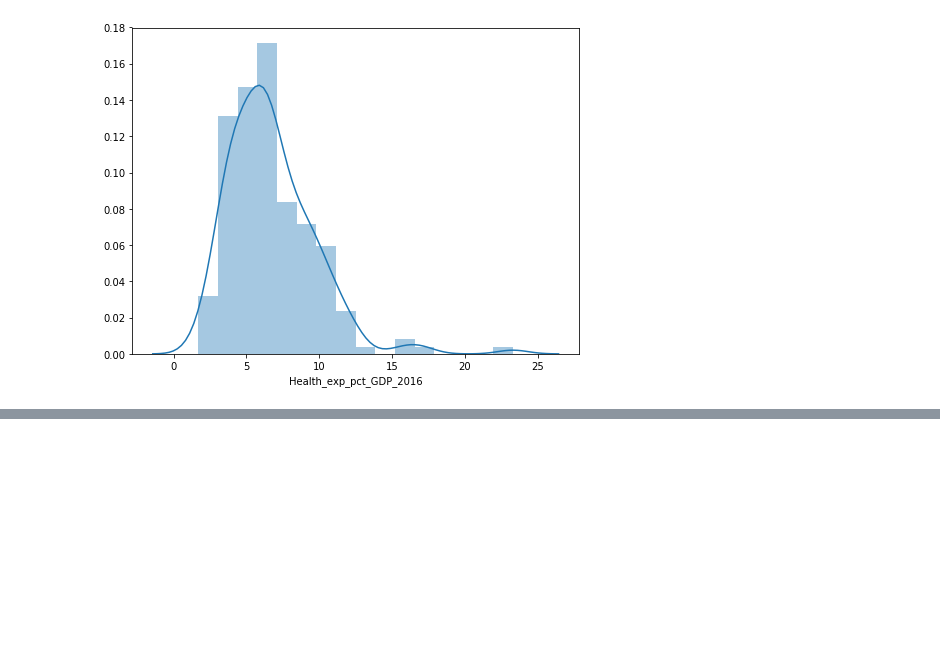
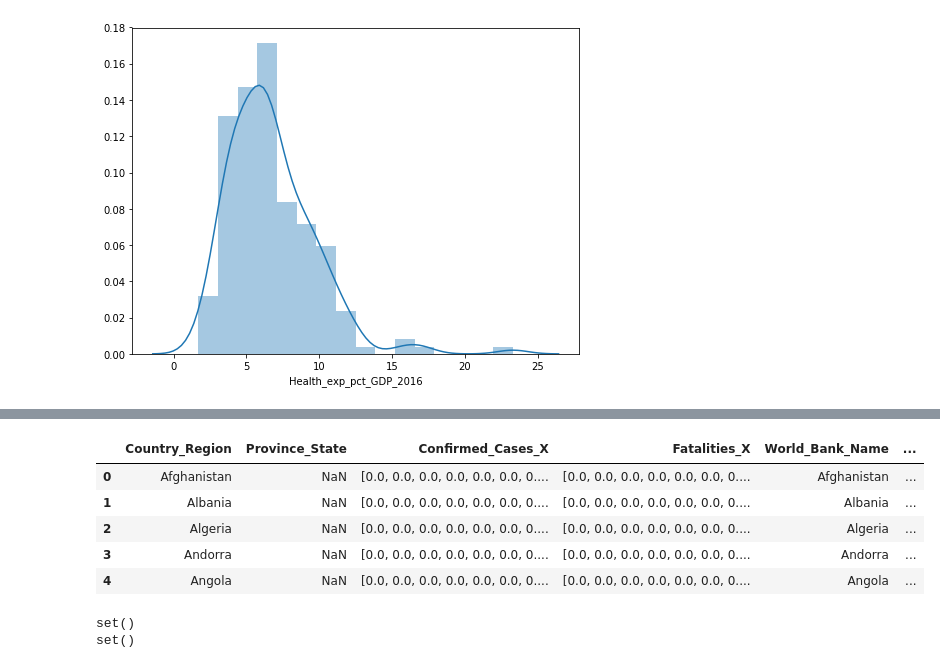
Before and after one commit to Velociraptorvelraptor/COVID19-global-forecasting, a Jupyter notebook: COVID19 global forecasting.ipynb, the cells around one changed output, grey strips where cells are left out. Drawn from its saved outputs; the diff is of its cells as text; code cells hidden in the pictures; blank space fills up the shorter version.

```diff
--- a/COVID19 global forecasting.ipynb
+++ b/COVID19 global forecasting.ipynb
@@ -140,0 +168,19 @@ ax[1].grid()
+# %%
+df = df.merge(target_value, on = ["Country_Region", "Province_State"]); df.head(5)
+
+# target_value = pd.DataFrame(target_value)
+# target_value.reset_index()
+# print(target_value.shape)
+# %% [output]
+|  | Country_Region | Province_State | Confirmed_Cases_X | Fatalities_X | World_Bank_Name | ... |
+| 0 | Afghanistan | NaN | [0.0, 0.0, 0.0, 0.0, 0.0, 0.0, 0.... | [0.0, 0.0, 0.0, 0.0, 0.0, 0.0, 0.... | Afghanistan | ... |
+| 1 | Albania | NaN | [0.0, 0.0, 0.0, 0.0, 0.0, 0.0, 0.... | [0.0, 0.0, 0.0, 0.0, 0.0, 0.0, 0.... | Albania | ... |
+| 2 | Algeria | NaN | [0.0, 0.0, 0.0, 0.0, 0.0, 0.0, 0.... | [0.0, 0.0, 0.0, 0.0, 0.0, 0.0, 0.... | Algeria | ... |
+| 3 | Andorra | NaN | [0.0, 0.0, 0.0, 0.0, 0.0, 0.0, 0.... | [0.0, 0.0, 0.0, 0.0, 0.0, 0.0, 0.... | Andorra | ... |
+| 4 | Angola | NaN | [0.0, 0.0, 0.0, 0.0, 0.0, 0.0, 0.... | [0.0, 0.0, 0.0, 0.0, 0.0, 0.0, 0.... | Angola | ... |
+# %%
+print(set(df.Country_Region.unique()) ^ set(target_value.Country_Region.unique()))
+print(set(df.Province_State.unique()) ^ set(target_value.Province_State.unique()))
+# %% [output]
+set()
+set()
```
Also changed, not shown: parts of 16 cells of this notebook.
